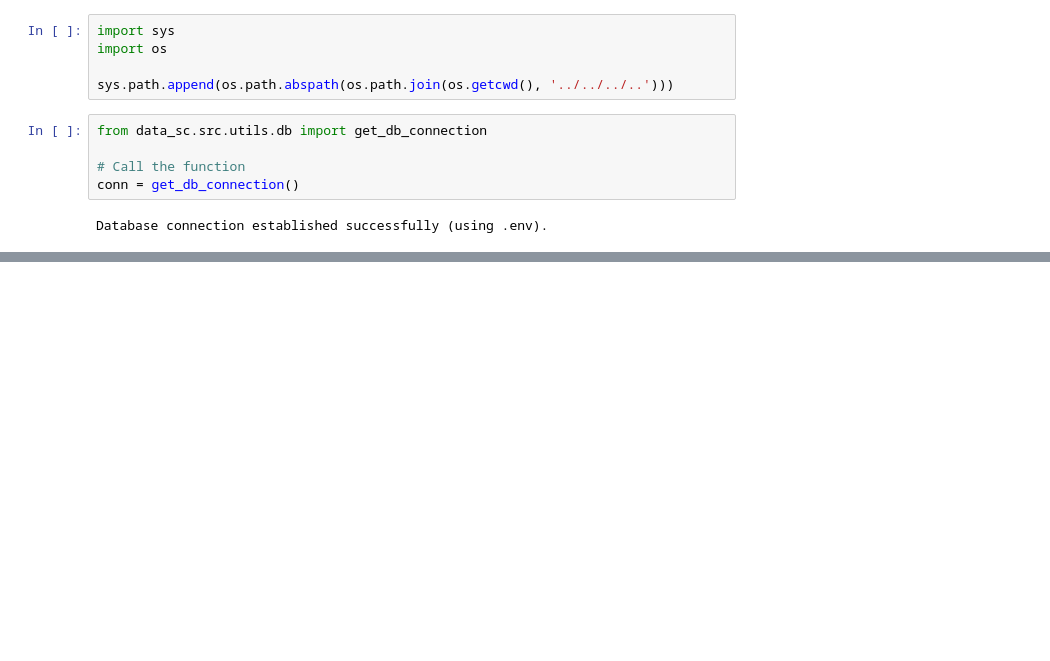
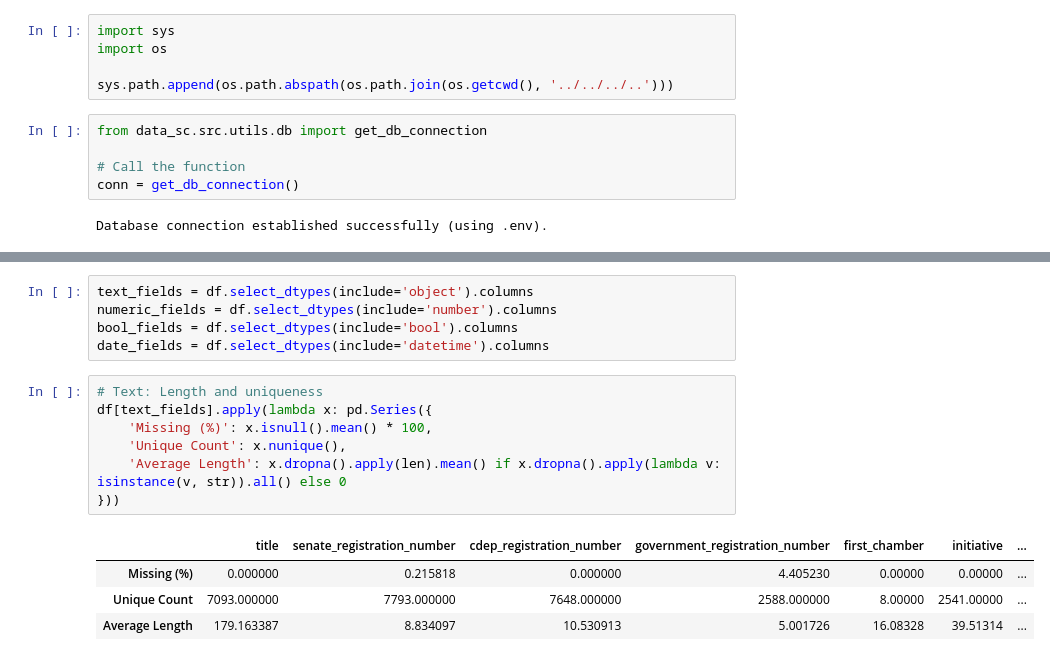
Before and after one commit to aminhaiqal/Athena, a Jupyter notebook: data_sc/notebooks/01-eda/01-data-profiling/legislative-proposal.ipynb, the cells around one changed output, grey strips where cells are left out. Cells and saved outputs as stored; diff of their text form; blank space fills up the shorter version.

```diff
--- a/data_sc/notebooks/01-eda/01-data-profiling/legislative-proposal.ipynb
+++ b/data_sc/notebooks/01-eda/01-data-profiling/legislative-proposal.ipynb
@@ -178,0 +105,17 @@ Name: count, dtype: int64
+# %%
+text_fields = df.select_dtypes(include='object').columns
+numeric_fields = df.select_dtypes(include='number').columns
+bool_fields = df.select_dtypes(include='bool').columns
+date_fields = df.select_dtypes(include='datetime').columns
+# %%
+# Text: Length and uniqueness
+df[text_fields].apply(lambda x: pd.Series({
+    'Missing (%)': x.isnull().mean() * 100,
+    'Unique Count': x.nunique(),
+    'Average Length': x.dropna().apply(len).mean() if x.dropna().apply(lambda v: isinstance(v, str)).all() else 0
+}))
+# %% [output]
+|  | title | senate_registration_number | cdep_registration_number | government_registration_number | first_chamber | initiative | ... |
+| Missing (%) | 0.000000 | 0.215818 | 0.000000 | 4.405230 | 0.00000 | 0.00000 | ... |
+| Unique Count | 7093.000000 | 7793.000000 | 7648.000000 | 2588.000000 | 8.00000 | 2541.00000 | ... |
+| Average Length | 179.163387 | 8.834097 | 10.530913 | 5.001726 | 16.08328 | 39.51314 | ... |
```
Also changed, not shown: parts of 26 cells of this notebook.
